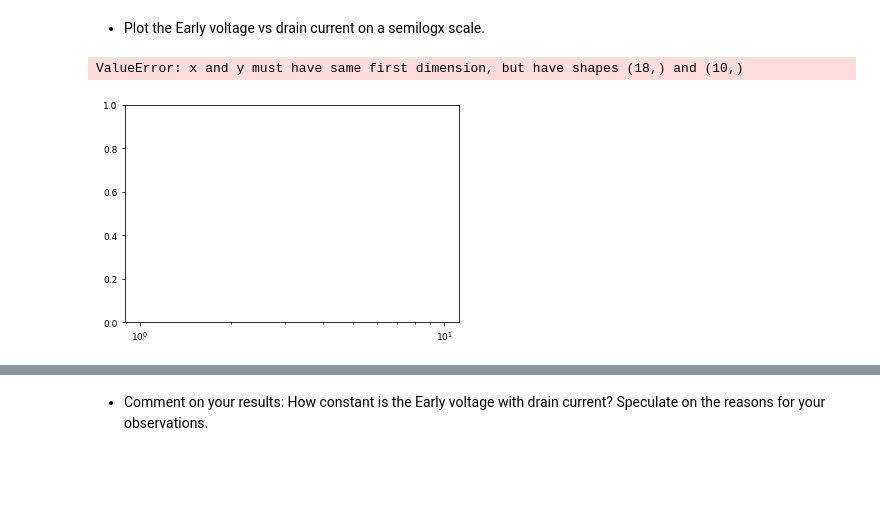
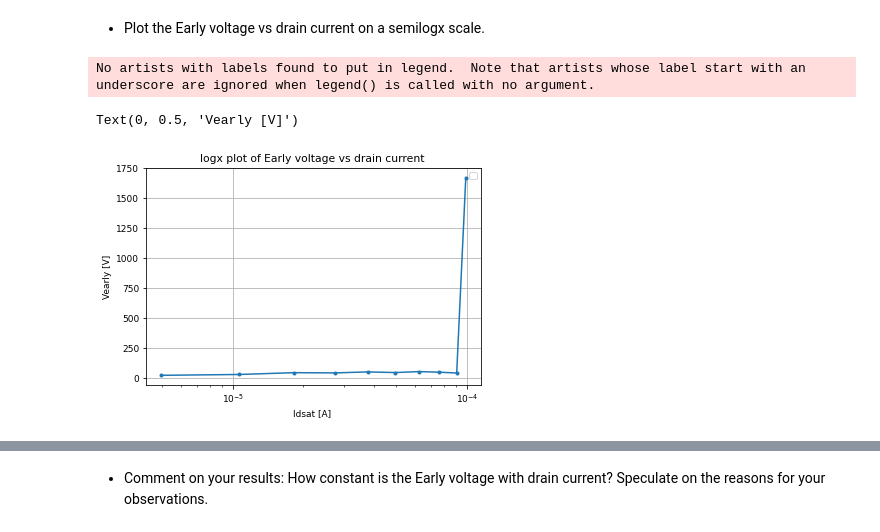
Before and after one commit to daggermaster3000/NE1, a Jupyter notebook: TP3/2022_Lab3_AboveThr_GroupNumber_FirstName_LastName.ipynb, the cells around one changed output, grey strips where cells are left out. Drawn from its saved outputs; the diff is of its cells as text; code cells hidden in the pictures; blank space fills up the shorter version.

```diff
--- a/TP3/2022_Lab3_AboveThr_GroupNumber_FirstName_LastName.ipynb
+++ b/TP3/2022_Lab3_AboveThr_GroupNumber_FirstName_LastName.ipynb
@@ -1355,8 +1355,18 @@ Text(0, 0.5, 'Ids [A]')
 [figure]
 # %% [markdown]
 * Plot the Early voltage vs drain current on a semilogx scale.
-# %%
-plt.semilogx(IDS[1],early_voltages,".")
-# %% [output]
-ValueError: x and y must have same first dimension, but have shapes (18,) and (10,)
-[figure, removed]
+# %%
+sat_currents = []
+for i ,v in zip(IDS,early_voltages):
+        sat_currents.append(IDS[i][-1])
+
+plt.semilogx(sat_currents,np.abs(early_voltages),".-")
+plt.grid()
+plt.legend()
+plt.title('logx plot of Early voltage vs drain current ')
+plt.xlabel('''Idsat [A] ''')
+plt.ylabel("Vearly [V]")
+# %% [output]
+No artists with labels found to put in legend.  Note that artists whose label start with an underscore are ignored when legend() is called with no argument.
+Text(0, 0.5, 'Vearly [V]')
+[figure, added]
```
Also changed, not shown: parts of 4 cells of this notebook.
